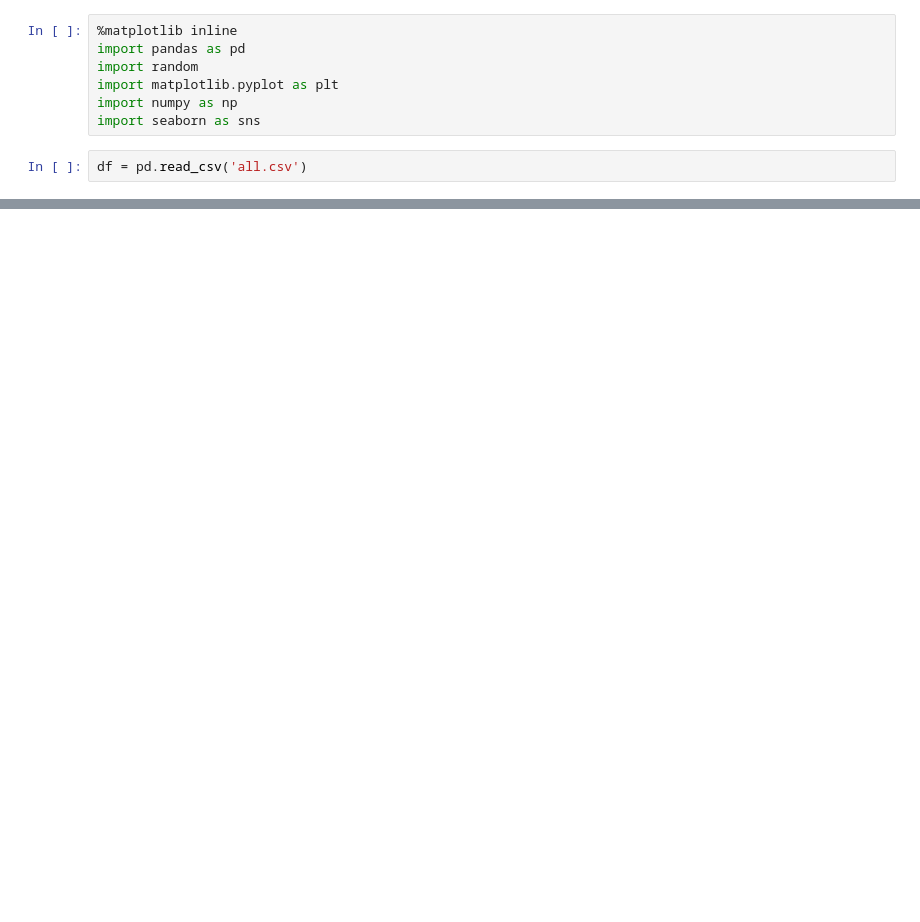
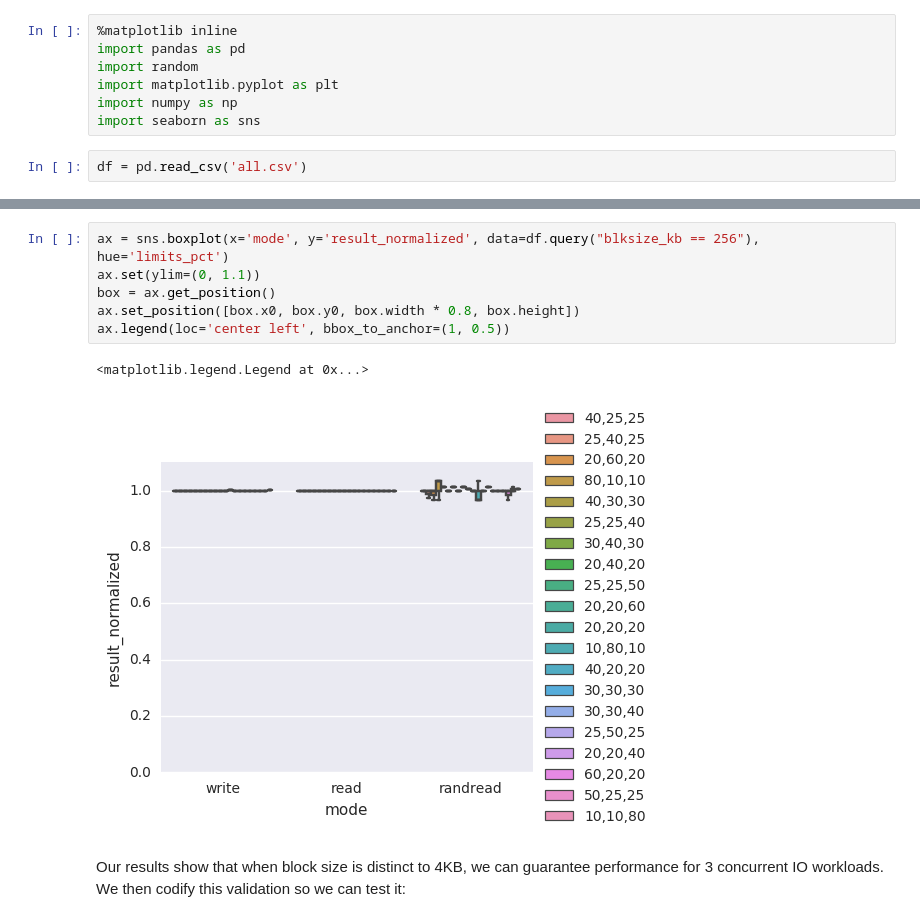
Before and after one commit to ivotron/porta-popper, a Jupyter notebook: experiments/cgroups-blkio/results/visualize.ipynb, the cells around one changed output, grey strips where cells are left out. Cells and saved outputs as stored; diff of their text form; blank space fills up the shorter version.

```diff
--- a/experiments/cgroups-blkio/results/visualize.ipynb
+++ b/experiments/cgroups-blkio/results/visualize.ipynb
@@ -39,0 +61,11 @@ sns.boxplot(x='mode', y='write_bw', data=df, hue='blksize', showfliers=False)
+# %%
+ax = sns.boxplot(x='mode', y='result_normalized', data=df.query("blksize_kb == 256"), hue='limits_pct')
+ax.set(ylim=(0, 1.1))
+box = ax.get_position()
+ax.set_position([box.x0, box.y0, box.width * 0.8, box.height])
+ax.legend(loc='center left', bbox_to_anchor=(1, 0.5))
+# %% [output]
+<matplotlib.legend.Legend at 0x...>
+[figure, added]
+# %% [markdown]
+Our results show that when block size is distinct to 4KB, we can guarantee performance for 3 concurrent IO workloads. We then codify this validation so we can test it:
```
Also changed, not shown: parts of 9 cells of this notebook, 1 other file.
